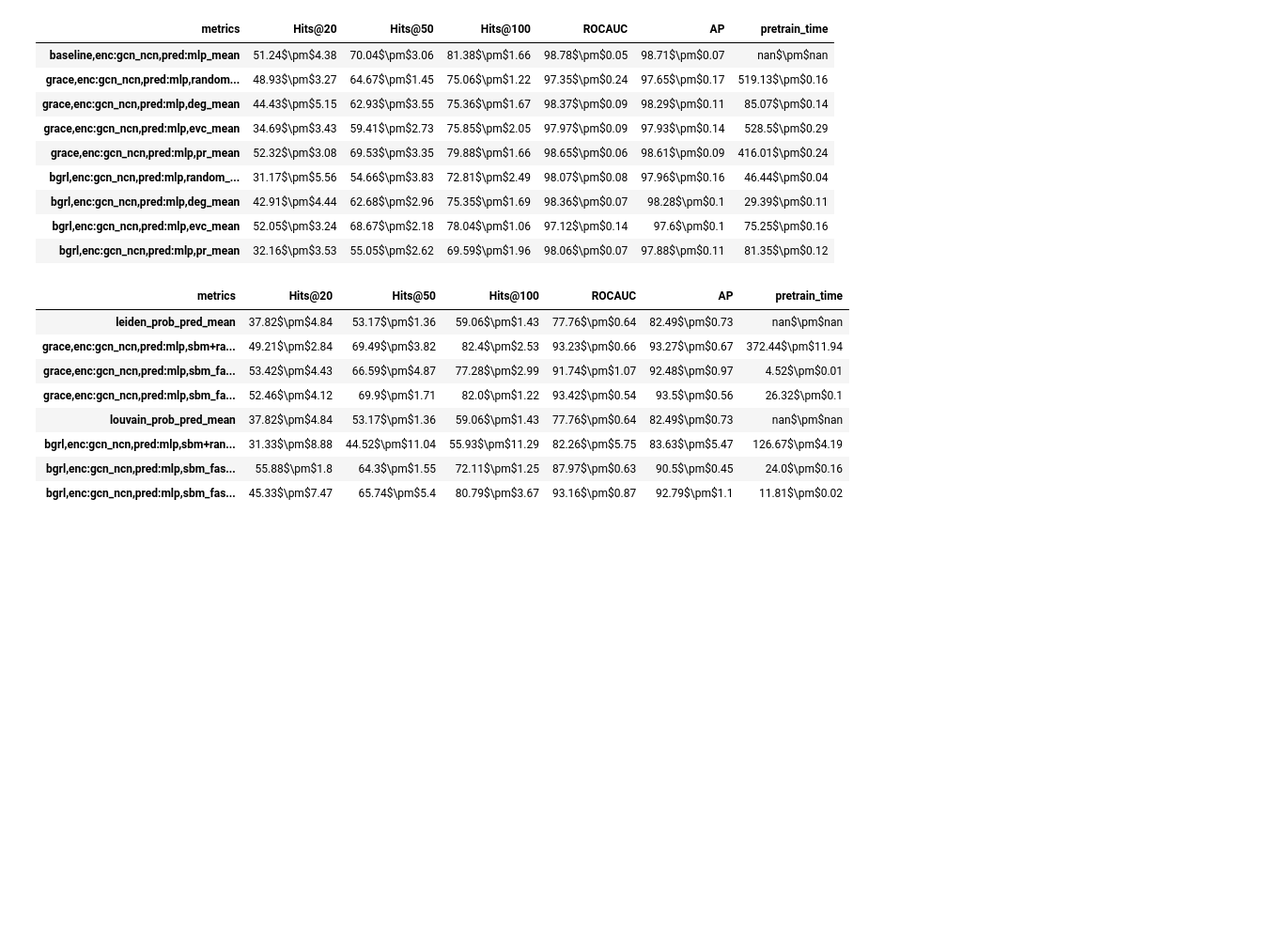
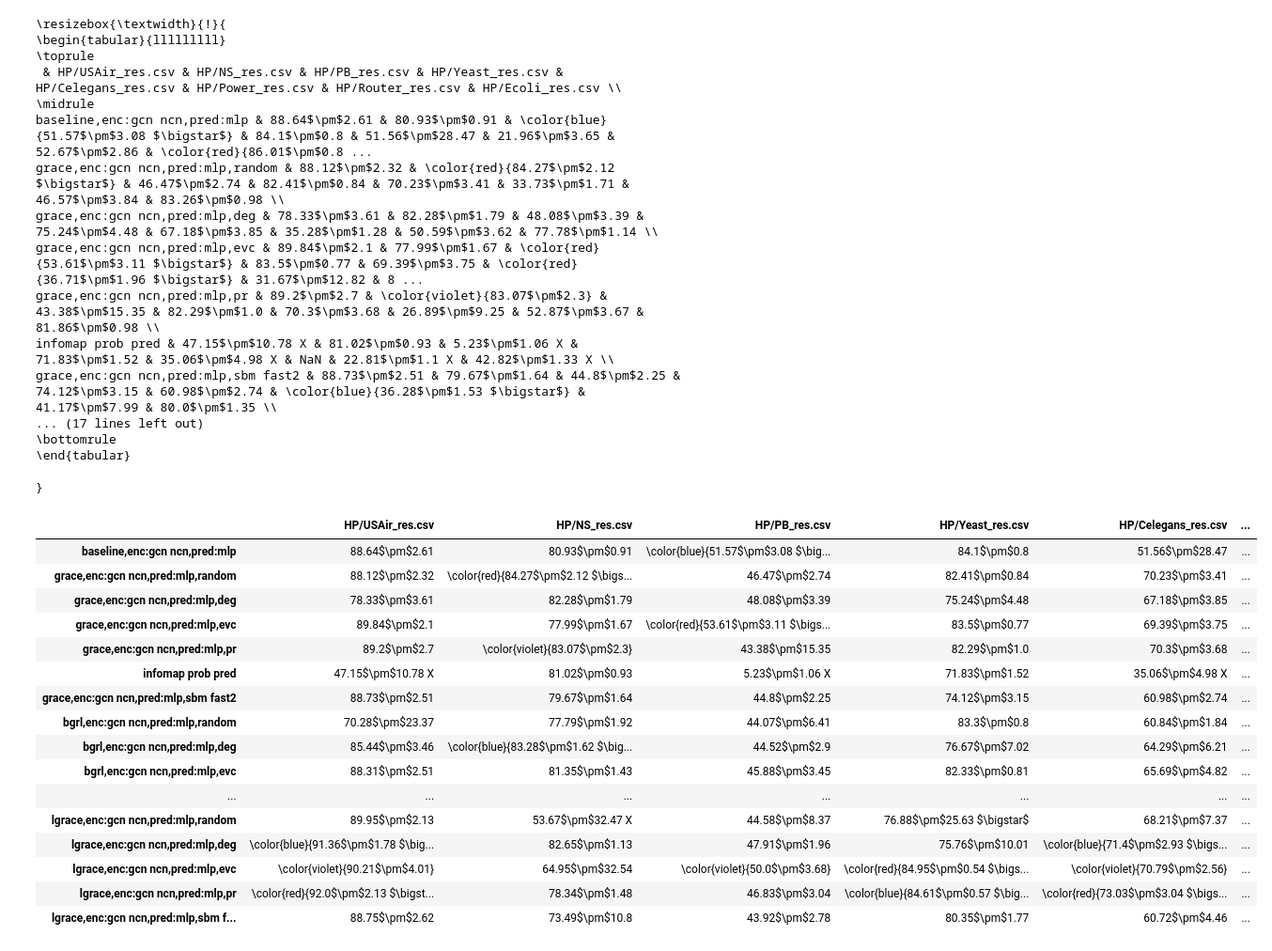
Before and after one commit to valentincuzin/GCL-Link-Prediction, a Jupyter notebook: New/output/HP_analysis.ipynb, the cells around one changed output. Shown at 94% size. Drawn from its saved outputs; the diff is of its cells as text; code cells hidden in the pictures; blank space fills up the shorter version.

```diff
--- a/New/output/HP_analysis.ipynb
+++ b/New/output/HP_analysis.ipynb
@@ -49,29 +3,49 @@ mean
-# %%
-data = ut.res_load('pubmed_res', 'HP')
-tab, mean = ut.split_methods(data, '_mean')
-mean
-# %% [output]
-| metrics | Hits@20 | Hits@50 | Hits@100 | ROCAUC | AP | pretrain_time |
-| baseline,enc:gcn_ncn,pred:mlp_mean | 51.24$\pm$4.38 | 70.04$\pm$3.06 | 81.38$\pm$1.66 | 98.78$\pm$0.05 | 98.71$\pm$0.07 | nan$\pm$nan |
-| grace,enc:gcn_ncn,pred:mlp,random... | 48.93$\pm$3.27 | 64.67$\pm$1.45 | 75.06$\pm$1.22 | 97.35$\pm$0.24 | 97.65$\pm$0.17 | 519.13$\pm$0.16 |
-| grace,enc:gcn_ncn,pred:mlp,deg_mean | 44.43$\pm$5.15 | 62.93$\pm$3.55 | 75.36$\pm$1.67 | 98.37$\pm$0.09 | 98.29$\pm$0.11 | 85.07$\pm$0.14 |
-| grace,enc:gcn_ncn,pred:mlp,evc_mean | 34.69$\pm$3.43 | 59.41$\pm$2.73 | 75.85$\pm$2.05 | 97.97$\pm$0.09 | 97.93$\pm$0.14 | 528.5$\pm$0.29 |
-| grace,enc:gcn_ncn,pred:mlp,pr_mean | 52.32$\pm$3.08 | 69.53$\pm$3.35 | 79.88$\pm$1.66 | 98.65$\pm$0.06 | 98.61$\pm$0.09 | 416.01$\pm$0.24 |
-| bgrl,enc:gcn_ncn,pred:mlp,random_... | 31.17$\pm$5.56 | 54.66$\pm$3.83 | 72.81$\pm$2.49 | 98.07$\pm$0.08 | 97.96$\pm$0.16 | 46.44$\pm$0.04 |
-| bgrl,enc:gcn_ncn,pred:mlp,deg_mean | 42.91$\pm$4.44 | 62.68$\pm$2.96 | 75.35$\pm$1.69 | 98.36$\pm$0.07 | 98.28$\pm$0.1 | 29.39$\pm$0.11 |
-| bgrl,enc:gcn_ncn,pred:mlp,evc_mean | 52.05$\pm$3.24 | 68.67$\pm$2.18 | 78.04$\pm$1.06 | 97.12$\pm$0.14 | 97.6$\pm$0.1 | 75.25$\pm$0.16 |
-| bgrl,enc:gcn_ncn,pred:mlp,pr_mean | 32.16$\pm$3.53 | 55.05$\pm$2.62 | 69.59$\pm$1.96 | 98.06$\pm$0.07 | 97.88$\pm$0.11 | 81.35$\pm$0.12 |
-# %%
-data = ut.res_load('cora_res', 'HP_SBM')
-tab, mean = ut.split_methods(data, '_mean')
-mean
-# %% [output]
-| metrics | Hits@20 | Hits@50 | Hits@100 | ROCAUC | AP | pretrain_time |
-| leiden_prob_pred_mean | 37.82$\pm$4.84 | 53.17$\pm$1.36 | 59.06$\pm$1.43 | 77.76$\pm$0.64 | 82.49$\pm$0.73 | nan$\pm$nan |
-| grace,enc:gcn_ncn,pred:mlp,sbm+ra... | 49.21$\pm$2.84 | 69.49$\pm$3.82 | 82.4$\pm$2.53 | 93.23$\pm$0.66 | 93.27$\pm$0.67 | 372.44$\pm$11.94 |
-| grace,enc:gcn_ncn,pred:mlp,sbm_fa... | 53.42$\pm$4.43 | 66.59$\pm$4.87 | 77.28$\pm$2.99 | 91.74$\pm$1.07 | 92.48$\pm$0.97 | 4.52$\pm$0.01 |
-| grace,enc:gcn_ncn,pred:mlp,sbm_fa... | 52.46$\pm$4.12 | 69.9$\pm$1.71 | 82.0$\pm$1.22 | 93.42$\pm$0.54 | 93.5$\pm$0.56 | 26.32$\pm$0.1 |
-| louvain_prob_pred_mean | 37.82$\pm$4.84 | 53.17$\pm$1.36 | 59.06$\pm$1.43 | 77.76$\pm$0.64 | 82.49$\pm$0.73 | nan$\pm$nan |
-| bgrl,enc:gcn_ncn,pred:mlp,sbm+ran... | 31.33$\pm$8.88 | 44.52$\pm$11.04 | 55.93$\pm$11.29 | 82.26$\pm$5.75 | 83.63$\pm$5.47 | 126.67$\pm$4.19 |
-| bgrl,enc:gcn_ncn,pred:mlp,sbm_fas... | 55.88$\pm$1.8 | 64.3$\pm$1.55 | 72.11$\pm$1.25 | 87.97$\pm$0.63 | 90.5$\pm$0.45 | 24.0$\pm$0.16 |
-| bgrl,enc:gcn_ncn,pred:mlp,sbm_fas... | 45.33$\pm$7.47 | 65.74$\pm$5.4 | 80.79$\pm$3.67 | 93.16$\pm$0.87 | 92.79$\pm$1.1 | 11.81$\pm$0.02 |
+# %%
+names = [
+    'HP/USAir_res.csv',
+    'HP/NS_res.csv',
+    'HP/PB_res.csv',
+    'HP/Yeast_res.csv',
+    'HP/Celegans_res.csv',
+    'HP/Power_res.csv',
+    'HP/Router_res.csv',
+    'HP/Ecoli_res.csv'
+]
+data, res = ut.mix_dataset(names, 'Hits@50')
+data = ut.tex_table(data,res)
+data.T
+# %% [output]
+\resizebox{\textwidth}{!}{
+\begin{tabular}{lllllllll}
+\toprule
+ & HP/USAir_res.csv & HP/NS_res.csv & HP/PB_res.csv & HP/Yeast_res.csv & HP/Celegans_res.csv & HP/Power_res.csv & HP/Router_res.csv & HP/Ecoli_res.csv \\
+\midrule
+baseline,enc:gcn ncn,pred:mlp & 88.64$\pm$2.61 & 80.93$\pm$0.91 & \color{blue}{51.57$\pm$3.08 $\bigstar$} & 84.1$\pm$0.8 & 51.56$\pm$28.47 & 21.96$\pm$3.65 & 52.67$\pm$2.86 & \color{red}{86.01$\pm$0.8 ...
+grace,enc:gcn ncn,pred:mlp,random & 88.12$\pm$2.32 & \color{red}{84.27$\pm$2.12 $\bigstar$} & 46.47$\pm$2.74 & 82.41$\pm$0.84 & 70.23$\pm$3.41 & 33.73$\pm$1.71 & 46.57$\pm$3.84 & 83.26$\pm$0.98 \\
+grace,enc:gcn ncn,pred:mlp,deg & 78.33$\pm$3.61 & 82.28$\pm$1.79 & 48.08$\pm$3.39 & 75.24$\pm$4.48 & 67.18$\pm$3.85 & 35.28$\pm$1.28 & 50.59$\pm$3.62 & 77.78$\pm$1.14 \\
+grace,enc:gcn ncn,pred:mlp,evc & 89.84$\pm$2.1 & 77.99$\pm$1.67 & \color{red}{53.61$\pm$3.11 $\bigstar$} & 83.5$\pm$0.77 & 69.39$\pm$3.75 & \color{red}{36.71$\pm$1.96 $\bigstar$} & 31.67$\pm$12.82 & 8 ...
+grace,enc:gcn ncn,pred:mlp,pr & 89.2$\pm$2.7 & \color{violet}{83.07$\pm$2.3} & 43.38$\pm$15.35 & 82.29$\pm$1.0 & 70.3$\pm$3.68 & 26.89$\pm$9.25 & 52.87$\pm$3.67 & 81.86$\pm$0.98 \\
+infomap prob pred & 47.15$\pm$10.78 X & 81.02$\pm$0.93 & 5.23$\pm$1.06 X & 71.83$\pm$1.52 & 35.06$\pm$4.98 X & NaN & 22.81$\pm$1.1 X & 42.82$\pm$1.33 X \\
+grace,enc:gcn ncn,pred:mlp,sbm fast2 & 88.73$\pm$2.51 & 79.67$\pm$1.64 & 44.8$\pm$2.25 & 74.12$\pm$3.15 & 60.98$\pm$2.74 & \color{blue}{36.28$\pm$1.53 $\bigstar$} & 41.17$\pm$7.99 & 80.0$\pm$1.35 \\
+... (17 lines left out)
+\bottomrule
+\end{tabular}
+
+}
+|  | HP/USAir_res.csv | HP/NS_res.csv | HP/PB_res.csv | HP/Yeast_res.csv | HP/Celegans_res.csv | ... |
+| baseline,enc:gcn ncn,pred:mlp | 88.64$\pm$2.61 | 80.93$\pm$0.91 | \color{blue}{51.57$\pm$3.08 $\big... | 84.1$\pm$0.8 | 51.56$\pm$28.47 | ... |
+| grace,enc:gcn ncn,pred:mlp,random | 88.12$\pm$2.32 | \color{red}{84.27$\pm$2.12 $\bigs... | 46.47$\pm$2.74 | 82.41$\pm$0.84 | 70.23$\pm$3.41 | ... |
+| grace,enc:gcn ncn,pred:mlp,deg | 78.33$\pm$3.61 | 82.28$\pm$1.79 | 48.08$\pm$3.39 | 75.24$\pm$4.48 | 67.18$\pm$3.85 | ... |
+| grace,enc:gcn ncn,pred:mlp,evc | 89.84$\pm$2.1 | 77.99$\pm$1.67 | \color{red}{53.61$\pm$3.11 $\bigs... | 83.5$\pm$0.77 | 69.39$\pm$3.75 | ... |
+| grace,enc:gcn ncn,pred:mlp,pr | 89.2$\pm$2.7 | \color{violet}{83.07$\pm$2.3} | 43.38$\pm$15.35 | 82.29$\pm$1.0 | 70.3$\pm$3.68 | ... |
+| infomap prob pred | 47.15$\pm$10.78 X | 81.02$\pm$0.93 | 5.23$\pm$1.06 X | 71.83$\pm$1.52 | 35.06$\pm$4.98 X | ... |
+| grace,enc:gcn ncn,pred:mlp,sbm fast2 | 88.73$\pm$2.51 | 79.67$\pm$1.64 | 44.8$\pm$2.25 | 74.12$\pm$3.15 | 60.98$\pm$2.74 | ... |
+| bgrl,enc:gcn ncn,pred:mlp,random | 70.28$\pm$23.37 | 77.79$\pm$1.92 | 44.07$\pm$6.41 | 83.3$\pm$0.8 | 60.84$\pm$1.84 | ... |
+| bgrl,enc:gcn ncn,pred:mlp,deg | 85.44$\pm$3.46 | \color{blue}{83.28$\pm$1.62 $\big... | 44.52$\pm$2.9 | 76.67$\pm$7.02 | 64.29$\pm$6.21 | ... |
+| bgrl,enc:gcn ncn,pred:mlp,evc | 88.31$\pm$2.51 | 81.35$\pm$1.43 | 45.88$\pm$3.45 | 82.33$\pm$0.81 | 65.69$\pm$4.82 | ... |
+| ... | ... | ... | ... | ... | ... | ... |
+| lgrace,enc:gcn ncn,pred:mlp,random | 89.95$\pm$2.13 | 53.67$\pm$32.47 X | 44.58$\pm$8.37 | 76.88$\pm$25.63 $\bigstar$ | 68.21$\pm$7.37 | ... |
+| lgrace,enc:gcn ncn,pred:mlp,deg | \color{blue}{91.36$\pm$1.78 $\big... | 82.65$\pm$1.13 | 47.91$\pm$1.96 | 75.76$\pm$10.01 | \color{blue}{71.4$\pm$2.93 $\bigs... | ... |
+| lgrace,enc:gcn ncn,pred:mlp,evc | \color{violet}{90.21$\pm$4.01} | 64.95$\pm$32.54 | \color{violet}{50.0$\pm$3.68} | \color{red}{84.95$\pm$0.54 $\bigs... | \color{violet}{70.79$\pm$2.56} | ... |
+| lgrace,enc:gcn ncn,pred:mlp,pr | \color{red}{92.0$\pm$2.13 $\bigst... | 78.34$\pm$1.48 | 46.83$\pm$3.04 | \color{blue}{84.61$\pm$0.57 $\big... | \color{red}{73.03$\pm$3.04 $\bigs... | ... |
+| lgrace,enc:gcn ncn,pred:mlp,sbm f... | 88.75$\pm$2.62 | 73.49$\pm$10.8 | 43.92$\pm$2.78 | 80.35$\pm$1.77 | 60.72$\pm$4.46 | ... |
```
Also changed, not shown: parts of 5 cells of this notebook, 5 other files.
